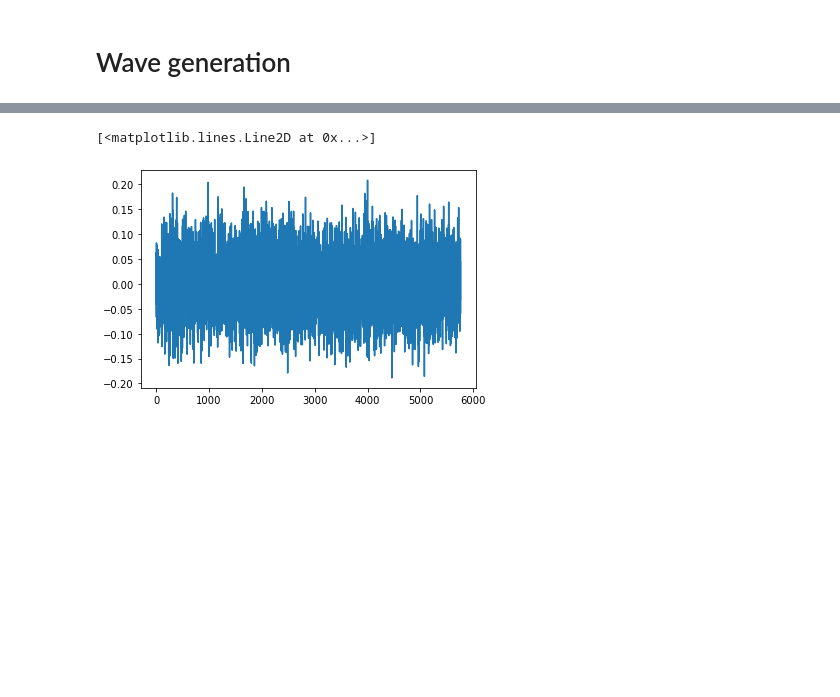
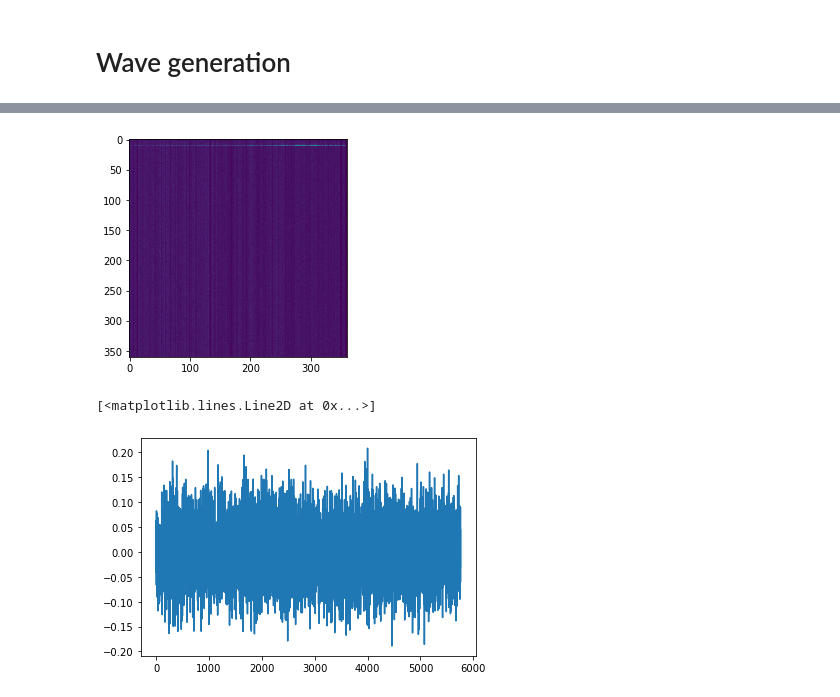
Before and after one commit to analokmaus/kaggle-g2net-2022-private, a Jupyter notebook: 01_eda.ipynb, the cells around one changed output, grey strips where cells are left out. Saved outputs shown, nothing was run; the diff lists cells and outputs as text; code cells hidden in the pictures; blank space fills up the shorter version.

```diff
--- a/01_eda.ipynb
+++ b/01_eda.ipynb
@@ -400,0 +418,5 @@ test_signal = make_signal(0)
+# %%
+data, ts = make_data('5b3eb27e1', 64)
+spec_h1, spec_l1 = data['H1'], data['L1']
+time_h1, time_l1 = ts['H1'], ts['L1']
+print(spec_h1.shape, spec_l1.shape)
@@ -401,3 +427,16 @@ test_signal = make_signal(0)
+# %%
+_spec = np.full((2, 360, 5760), 0., np.complex64)
+ref_time = min(time_h1.min(), time_l1.min())
+frame_h1 = ((time_h1 - ref_time) / 1800).round().astype(np.uint64)
+frame_l1 = ((time_l1 - ref_time) / 1800).round().astype(np.uint64)
+_spec[0][:, frame_h1[frame_h1 < 5760]] = spec_h1[:, frame_h1 < 5760]
+_spec[1][:, frame_l1[frame_l1 < 5760]] = spec_l1[:, frame_l1 < 5760]
+spec_h1, spec_l1 = _spec[0], _spec[1]
+# %%
+plt.imshow(adaptive_resize(to_spectrogram(spec_h1)[:, :, None], 360, np.mean))
+plt.show()
+# %% [output]
+[figure, added]
 # %%
 from scipy.signal import istft
 # %%
```
Also changed, not shown: parts of 9 cells of this notebook, 5 other files.
